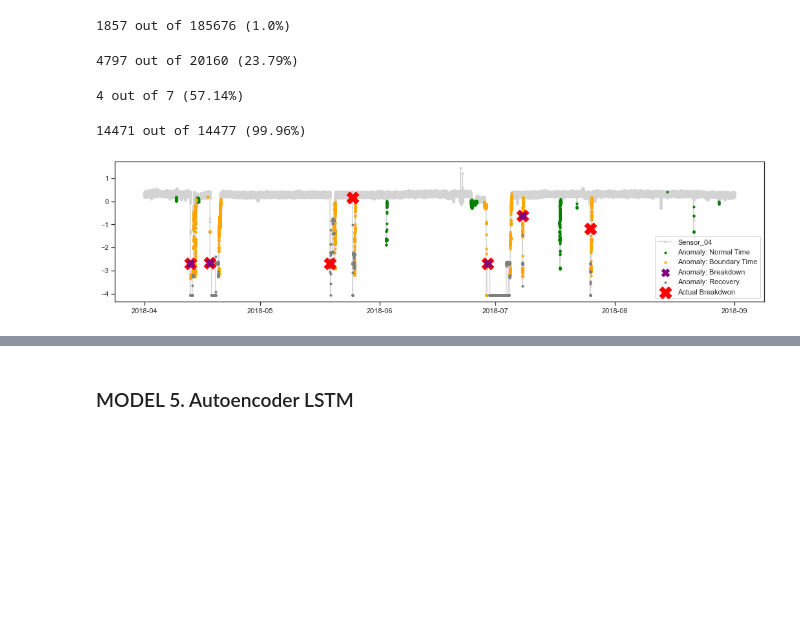
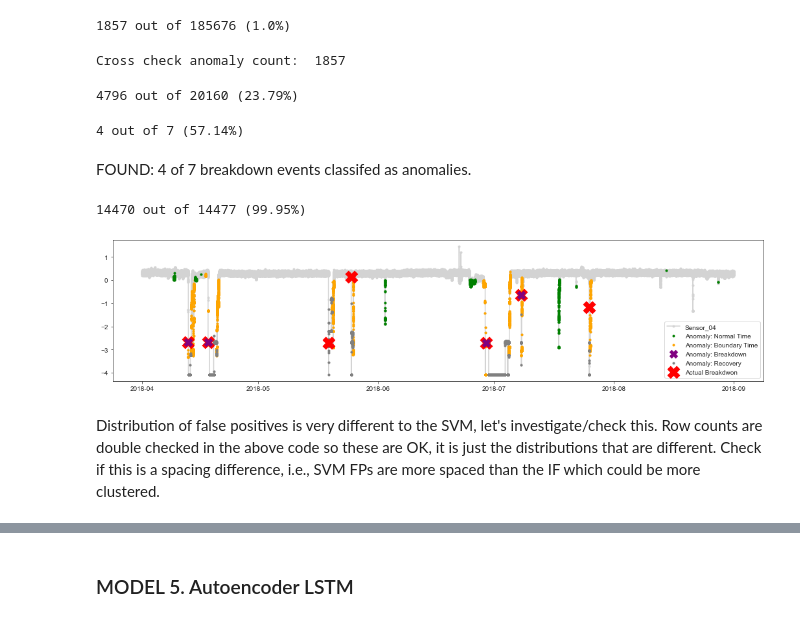
Before and after one commit to 3minuterecord/predictiveMaintenancePortfolio, a Jupyter notebook: Pump Sensor Predictive Maintenance.ipynb, the cells around one changed output, grey strips where cells are left out. Cells and saved outputs as stored; diff of their text form; code cells hidden in the pictures; blank space fills up the shorter version.

```diff
--- a/Pump Sensor Predictive Maintenance.ipynb
+++ b/Pump Sensor Predictive Maintenance.ipynb
@@ -346,11 +352,7 @@ trans_win = 1*24*60 # Equivalent to 1 day
 
 # Create map to reduce categories to two
 # We want to remove 'recovering' so combine it with 'broken'
-condition_map = {
-    'RECOVERING': 'BROKEN',
-    'NORMAL': 'NORMAL',
-    'BROKEN': 'BROKEN'
-}
+condition_map = {'RECOVERING': 'BROKEN', 'NORMAL': 'NORMAL', 'BROKEN': 'BROKEN'}
 # %%
 # Use besploke function from pdm_functions.py for separation.
 # This function uses run length encoding to split the data.
@@ -1206,6 +1237,11 @@ print(str(len(isfo_aly)) + ' out of ' + str(len(isfo_out)) + ' (' + str(round(10
 isfo_aly0 = isfo_aly
 # %% [output]
 1857 out of 185676 (1.0%)
+# %%
+chk_preds = pd.Series(isfo_model.predict(df_train)).map({1: 0, -1: 1})
+print('Cross check anomaly count: ', sum((chk_preds == 1).astype(int)))
+# %% [output]
+Cross check anomaly count:  1857
 # %%
 # Predict for test set 1 ()
 preds = pd.Series(isfo_model.predict(df_test1))
@@ -1220,7 +1256,7 @@ isfo_aly = isfo_out.loc[isfo_out['Prediction'] == 1, ['timestamp', 'sensor_04']]
 print(str(len(isfo_aly)) + ' out of ' + str(len(isfo_out)) + ' (' + str(round(100 * (len(isfo_aly) / len(isfo_out)), 2)) + '%)')
 isfo_aly1 = isfo_aly
 # %% [output]
-4797 out of 20160 (23.79%)
+4796 out of 20160 (23.79%)
 # %%
 # Predict for test set 2 ()
 preds = pd.Series(isfo_model.predict(df_test2))
@@ -1236,6 +1272,8 @@ print(str(len(isfo_aly)) + ' out of ' + str(len(isfo_out)) + ' (' + str(round(10
 isfo_aly2 = isfo_aly
 # %% [output]
 4 out of 7 (57.14%)
+# %% [markdown]
+FOUND: 4 of 7 breakdown events classifed as anomalies.
 # %%
 # Predict for test set 3 ()
 preds = pd.Series(isfo_model.predict(df_test3))
@@ -1250,17 +1288,19 @@ isfo_aly = isfo_out.loc[isfo_out['Prediction'] == 1, ['timestamp', 'sensor_04']]
 print(str(len(isfo_aly)) + ' out of ' + str(len(isfo_out)) + ' (' + str(round(100 * (len(isfo_aly) / len(isfo_out)), 2)) + '%)')
 isfo_aly3 = isfo_aly
 # %% [output]
-14471 out of 14477 (99.96%)
+14470 out of 14477 (99.95%)
 # %%
 # Visualize machine status over time for the data using sensor04 as reference
 fig, ax = plt.subplots(figsize = (18, 4))
 ax.plot(df_set['timestamp'], df_set_scaled['sensor_04'], color = 'lightgrey', marker = '.', zorder = 1, label = 'Sensor_04')
-ax.scatter(isfo_aly0['timestamp'], isfo_aly0['sensor_04'], color ='green', marker = '.', zorder = 2, label = 'Anomaly: Normal Time')
+ax.scatter(isfo_aly0['timestamp'], isfo_aly0['sensor_04'], color ='green', marker = '.', zorder = 3, label = 'Anomaly: Normal Time')
 ax.scatter(isfo_aly1['timestamp'], isfo_aly1['sensor_04'], color ='orange', marker = '.', zorder = 2, label = 'Anomaly: Boundary Time')
-ax.scatter(isfo_aly2['timestamp'], isfo_aly2['sensor_04'], color ='purple', marker = 'X', s = 150, zorder = 5, label = 'Anomaly: Breakdown')
-ax.scatter(isfo_aly3['timestamp'], isfo_aly3['sensor_04'], color ='grey', marker = '.', zorder = 3, label = 'Anomaly: Recovery')
-ax.scatter(df_abnorm_broke['timestamp'], df_abnorm_broke['sensor_04'], color = 'red', marker = 'X', zorder = 4, s = 350, label = 'Actual Breakdwon')
+ax.scatter(isfo_aly2['timestamp'], isfo_aly2['sensor_04'], color ='purple', marker = 'X', s = 150, zorder = 6, label = 'Anomaly: Breakdown')
+ax.scatter(isfo_aly3['timestamp'], isfo_aly3['sensor_04'], color ='grey', marker = '.', zorder = 4, label = 'Anomaly: Recovery')
+ax.scatter(df_abnorm_broke['timestamp'], df_abnorm_broke['sensor_04'], color = 'red', marker = 'X', zorder = 5, s = 350, label = 'Actual Breakdwon')
 ax.legend(loc = 'lower right')
 plt.show()
 # %% [output]
-[figure, old version]
+[figure, new version]
+# %% [markdown]
+Distribution of false positives is very different to the SVM, let's investigate/check this.  Row counts are double checked in the above code so these are OK, it is just the distributions that are different.  Check if this is a spacing difference, i.e., SVM FPs are more spaced than the IF which could be more clustered.
```
Also changed, not shown: parts of 62 cells of this notebook, 1 other file.
